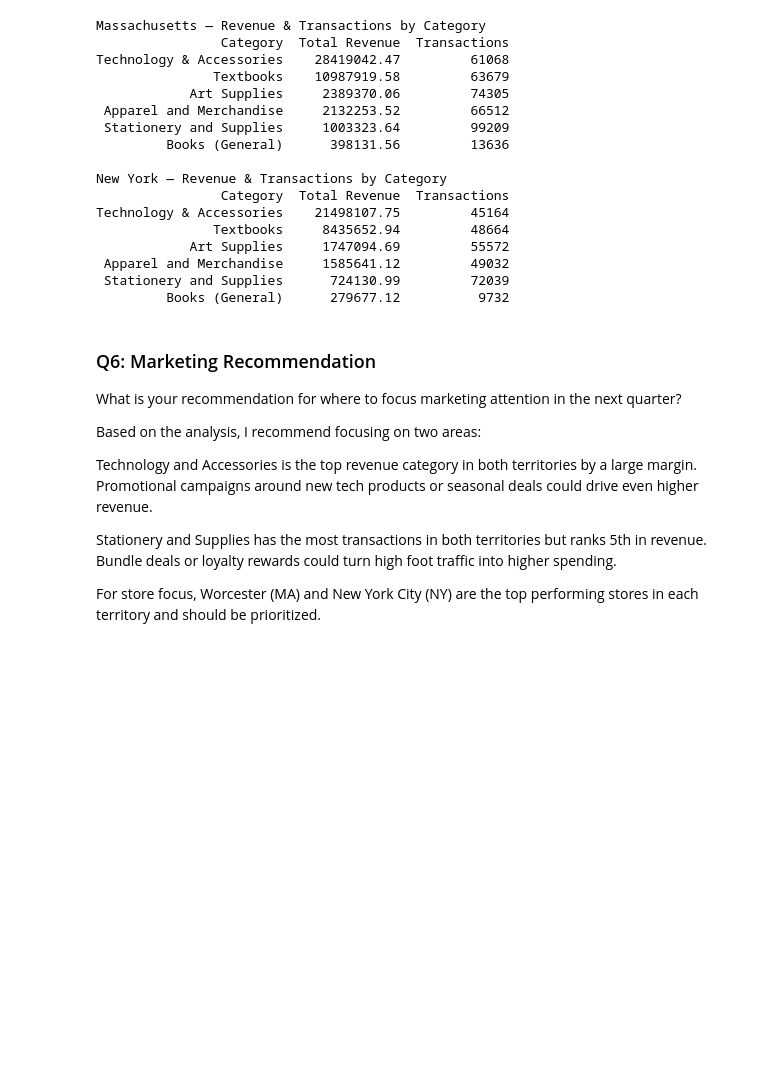
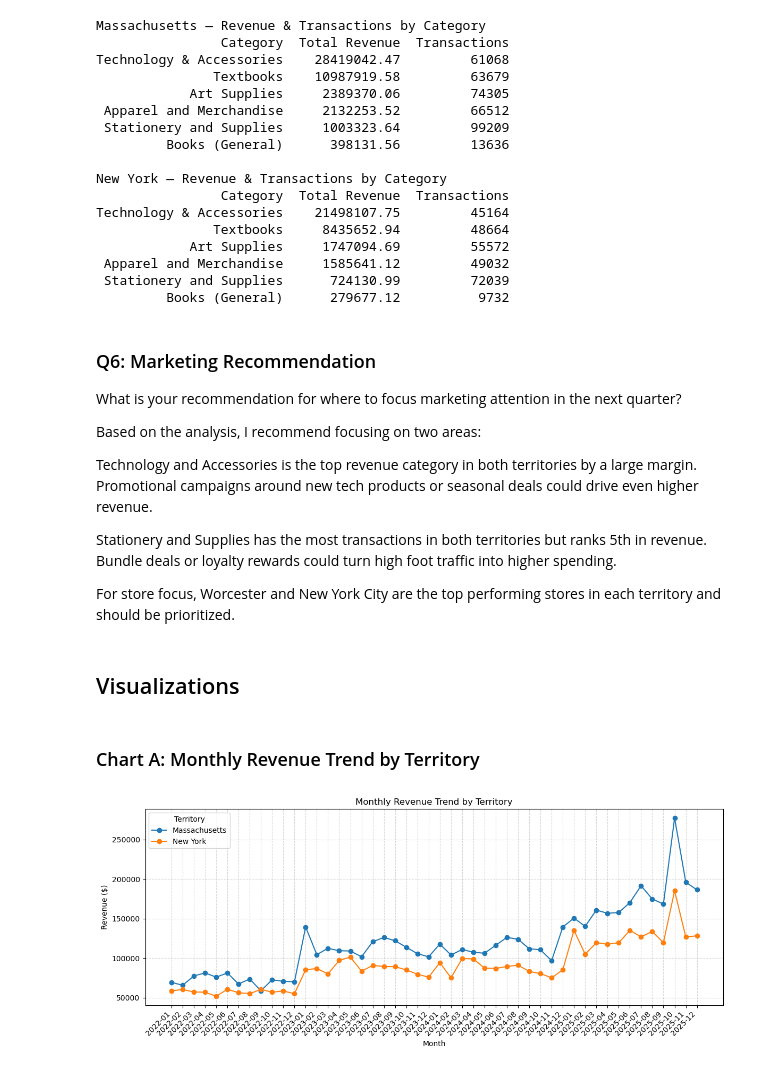
Before and after one commit to yanurisc/Capstone_2, a Jupyter notebook: Campusano_sales_analysis.ipynb, the cells around one changed output. Cells and saved outputs as stored; diff of their text form; code cells hidden in the pictures; blank space fills up the shorter version.

```diff
--- a/Campusano_sales_analysis.ipynb
+++ b/Campusano_sales_analysis.ipynb
@@ -344,5 +344,25 @@ Stationery and Supplies has the most transactions in both territories but ranks
 5th in revenue. Bundle deals or loyalty rewards could turn high foot traffic
 into higher spending.
 
-For store focus, Worcester (MA) and New York City (NY) are the top performing
+For store focus, Worcester and New York City are the top performing
 stores in each territory and should be prioritized.
+# %% [markdown]
+## Visualizations
+# %% [markdown]
+### Chart A: Monthly Revenue Trend by Territory
+# %%
+plt.figure(figsize=(12, 5))
+
+plt.plot(ma_monthly['YearMonth'].astype(str), ma_monthly['Sale Amount'], marker='o', label='Massachusetts')
+plt.plot(ny_monthly['YearMonth'].astype(str), ny_monthly['Sale Amount'], marker='o', label='New York')
+
+plt.title('Monthly Revenue Trend by Territory')
+plt.xlabel('Month')
+plt.ylabel('Revenue ($)')
+plt.xticks(rotation=45, ha='right')
+plt.legend(title='Territory')
+plt.grid(True, linestyle='--', alpha=0.5)
+plt.tight_layout()
+plt.show()
+# %% [output]
+[figure, added]
```
Also changed, not shown: parts of 5 cells of this notebook.
